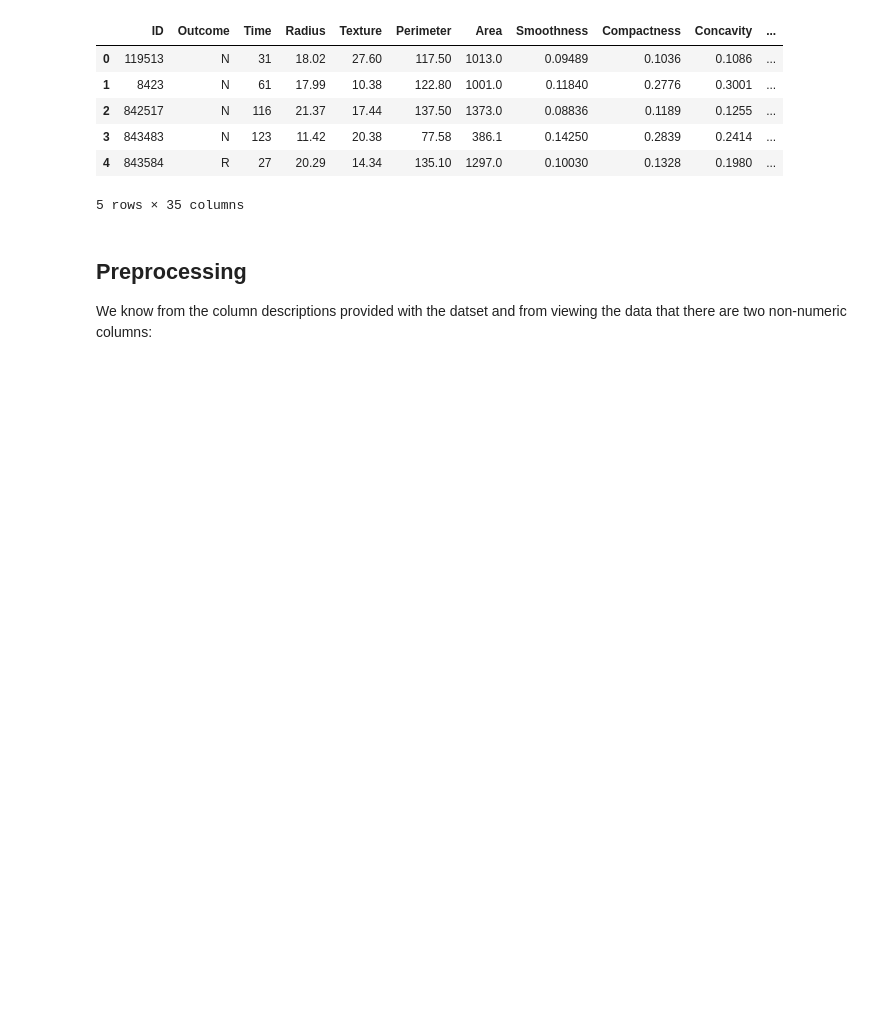
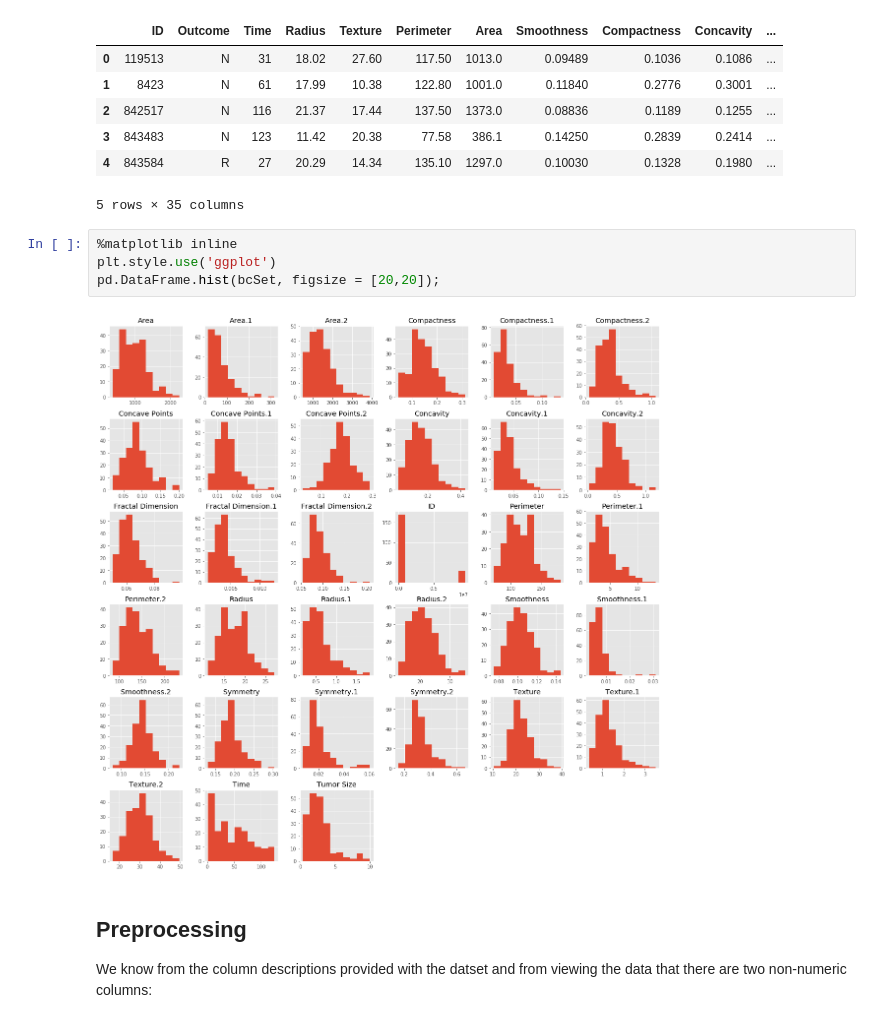
Before and after one commit to tifabi/100DaysOfMLCode, a Jupyter notebook: ML_Algorithms/Pipelines/Pipeline_Example.ipynb, the cells around one changed output. Cells and saved outputs as stored; diff of their text form; blank space fills up the shorter version.

```diff
--- a/ML_Algorithms/Pipelines/Pipeline_Example.ipynb
+++ b/ML_Algorithms/Pipelines/Pipeline_Example.ipynb
@@ -89,6 +91,12 @@ bcSet.head()
 | 3 | 843483 | N | 123 | 11.42 | 20.38 | 77.58 | 386.1 | 0.14250 | 0.2839 | 0.2414 | ... |
 | 4 | 843584 | R | 27 | 20.29 | 14.34 | 135.10 | 1297.0 | 0.10030 | 0.1328 | 0.1980 | ... |
 5 rows × 35 columns
+# %%
+%matplotlib inline
+plt.style.use('ggplot')
+pd.DataFrame.hist(bcSet, figsize = [20,20]);
+# %% [output]
+[figure, added]
 # %% [markdown]
 ## Preprocessing
 
```
Also changed, not shown: parts of 5 cells of this notebook.
